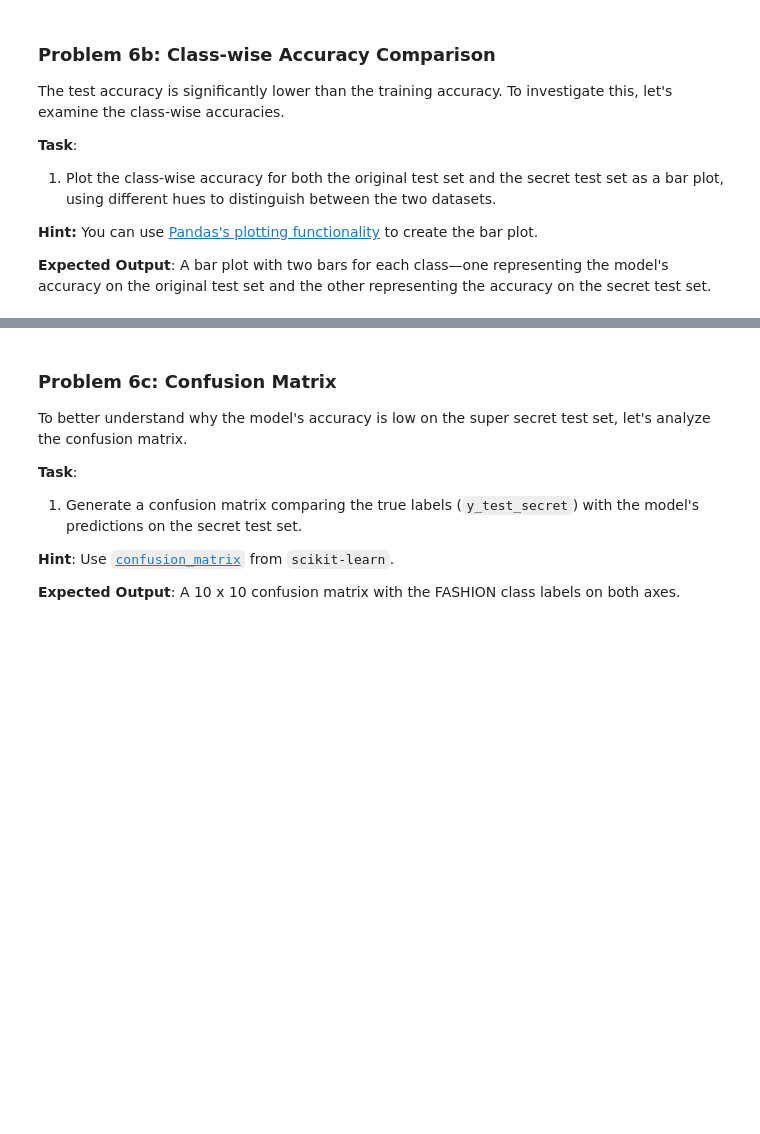
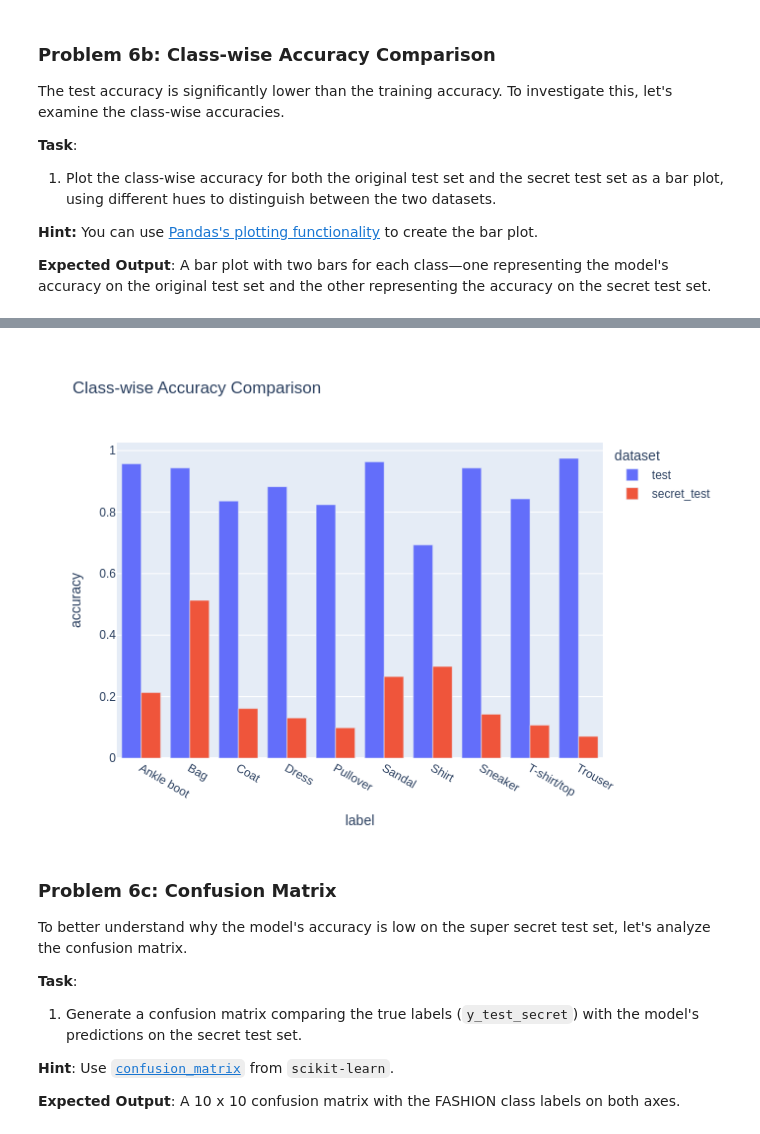
Before and after one commit to AshfordLee/Stanford_CS189, a Jupyter notebook: FA25/hw/hw1/fashion_pt_2.ipynb, the cells around one changed output, grey strips where cells are left out. Saved outputs shown, nothing was run; the diff lists cells and outputs as text; code cells hidden in the pictures; blank space fills up the shorter version.

```diff
--- a/FA25/hw/hw1/fashion_pt_2.ipynb
+++ b/FA25/hw/hw1/fashion_pt_2.ipynb
@@ -460,12 +567,15 @@ print(y_test_secret.shape)
 # %%
 # TODO: Create a dataframe with the secret test set and use the model to predict the labels
-test_secret_df = ...
+test_secret_df = pd.DataFrame()
+test_secret_df['label'] = y_test_secret
 
-...
+test_secret_df['image'] = X_test_secret.tolist()
+# test_secret_df['image'] = test_secret_df['image'].apply(lambda x: np.array(x).reshape(-1))
 
 # TODO: Use the model to predict the labels and calculate the accuracy
+test_secret_df['predicted_label'] = model.predict(X_test_secret_sc)
 
-...
+test_secret_df['correct'] = test_secret_df['predicted_label'] == test_secret_df['label']
 
 print(f"Test accuracy: {test_df['correct'].mean():.3f}")
 print(f"Secret Test accuracy: {test_secret_df['correct'].mean():.3f}")
@@ -490,3 +632,25 @@ The test accuracy is significantly lower than the training accuracy. To investig
+# %%
+# TODO: Make a two-colored bar plot of the model's accuracy on the test set and the secret test set
+result_df=pd.concat([test_df.groupby('label')['correct'].mean(),test_secret_df.groupby('label')['correct'].mean()],axis=1
+,keys=['test','secret_test']).reset_index()
+
+result_df_long = result_df.melt(
+    id_vars='label',
+    value_vars=['test', 'secret_test'],
+    var_name='dataset',
+    value_name='accuracy'
+)
+
+result_df_long.plot(
+    x='label',
+    y='accuracy',
+    color='dataset',  # 按 dataset 列分组着色
+    kind='bar',
+    title='Class-wise Accuracy Comparison',
+    barmode='group'  # 关键：设置为 'group' 实现分组显示
+)
+# %% [output]
+[figure, added]
 # %% [markdown]
 <!-- END QUESTION -->
 
```
Also changed, not shown: parts of 51 cells of this notebook, 7 other files.
